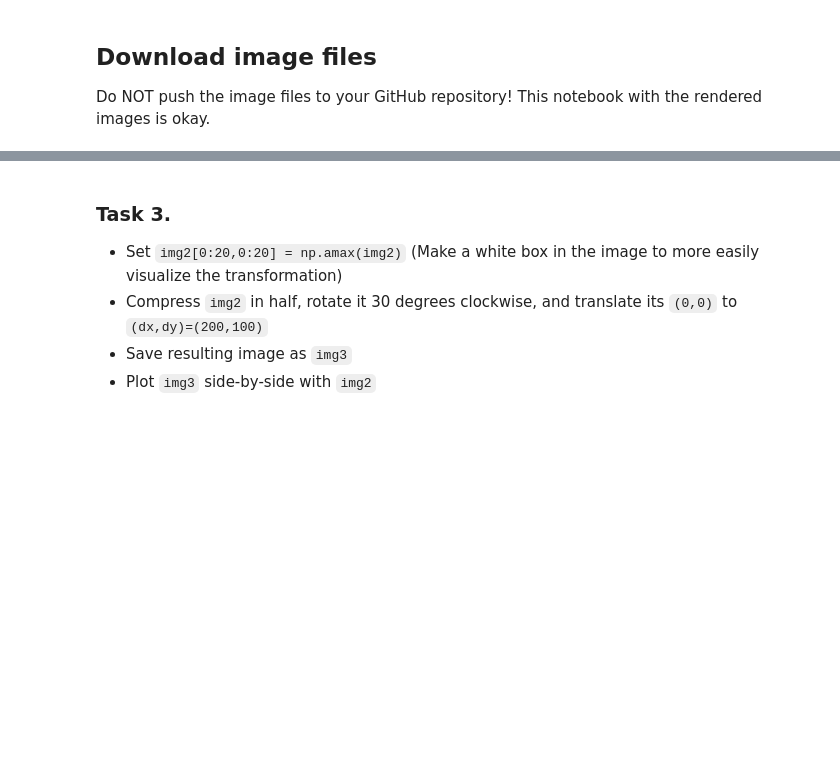
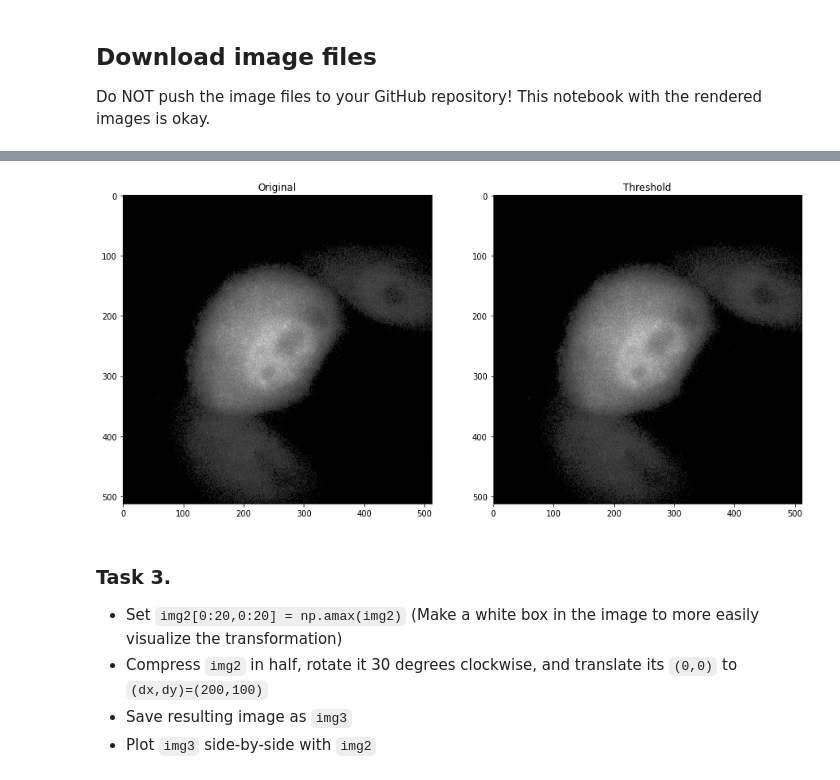
Before and after one commit to VU-CSP/improc_assignment2-zlehmann01, a Jupyter notebook: Digital_Image_Analysis_2_assignment_ZJL.ipynb, the cells around one changed output, grey strips where cells are left out. Cells and saved outputs as stored; diff of their text form; code cells hidden in the pictures; blank space fills up the shorter version.

```diff
--- a/Digital_Image_Analysis_2_assignment_ZJL.ipynb
+++ b/Digital_Image_Analysis_2_assignment_ZJL.ipynb
@@ -77,25 +79,27 @@ img.shape
 # %%
 # Task 1
 ## make an image `img1` from just the red channel (channel 0) at time point 23 of the tensor [T,Y,X,C]
 
 # add your code here
-img1 = img[0,:,:,:] # change as appropriate
+img1 = img[23,:,:,0] # change as appropriate
 
 # Task 2
 ## Using `img1`, create a new image `img2` where values less than than the mean are set to the
 ## background value (calculated as the minimum intensity value in the image).
-
-img2 = img1 # change as appropriate
-
+  # change as appropriate
+img2 = img1
+img2[img2 < np.mean(img2) ]=np.amin(img2)  # change as appropriate
 # plot the results
 # Side-by-side comparizon
 fig, ax = plt.subplots(1,2, figsize=(15, 7))
 ax[0].imshow(img1,cmap='gray')
 ax[0].set(title='Original')
 
 ax[1].imshow(img2,cmap='gray')
 ax[1].set_title('Threshold')
 plt.show()
+# %% [output]
+[figure, added]
 # %% [markdown]
 ### Task 3.
 
```
Also changed, not shown: parts of 5 cells of this notebook.
